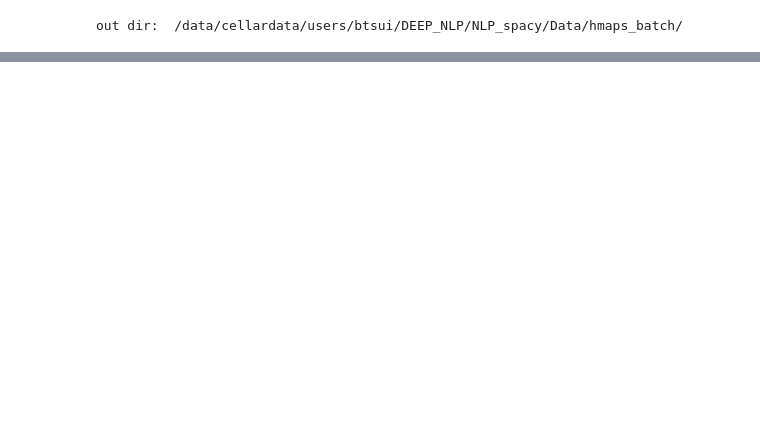
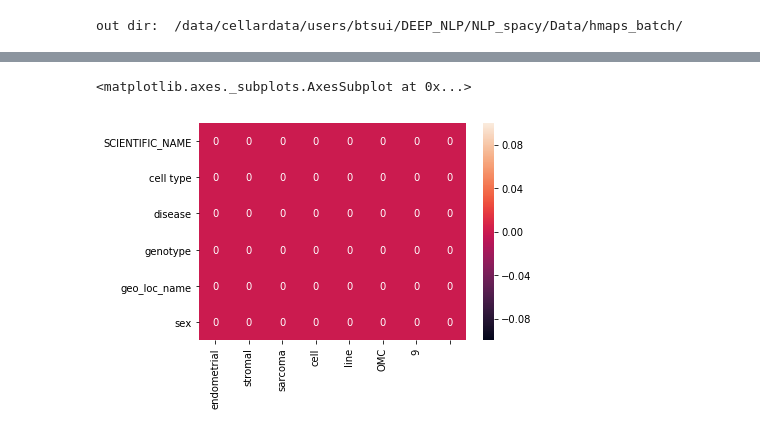
Before and after one commit to brianyiktaktsui/DEEP_NLP, a Jupyter notebook: nGramClassification_batch.ipynb, the cells around one changed output, grey strips where cells are left out. Drawn from its saved outputs; the diff is of its cells as text; code cells hidden in the pictures; blank space fills up the shorter version.

```diff
--- a/nGramClassification_batch.ipynb
+++ b/nGramClassification_batch.ipynb
@@ -176,0 +394,5 @@ scoreDf
+# %%
+sns.heatmap(scoreDf.T,annot=True)
+# %% [output]
+<matplotlib.axes._subplots.AxesSubplot at 0x...>
+[figure, added]
```
Also changed, not shown: parts of 52 cells of this notebook.
